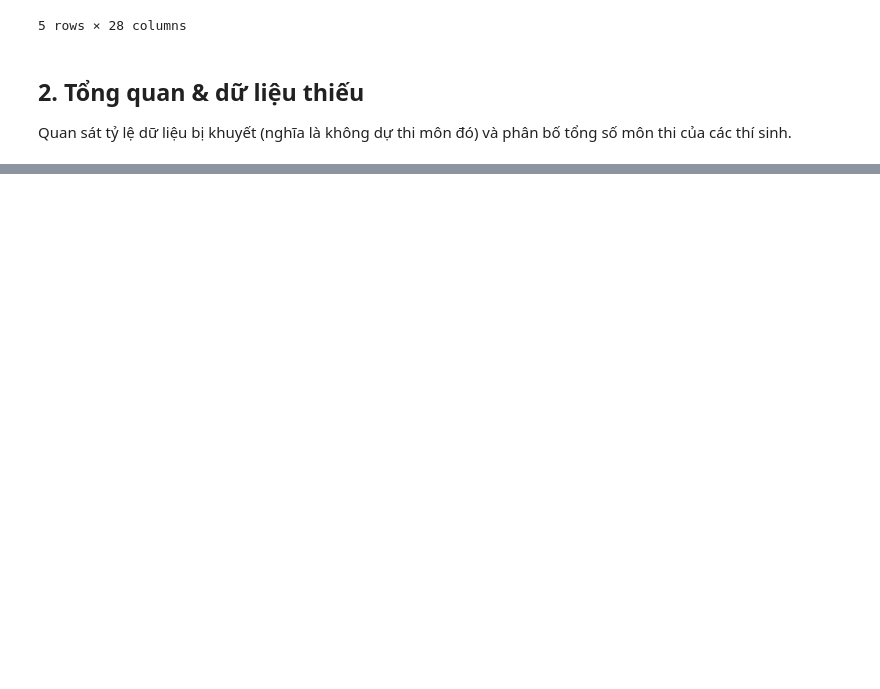
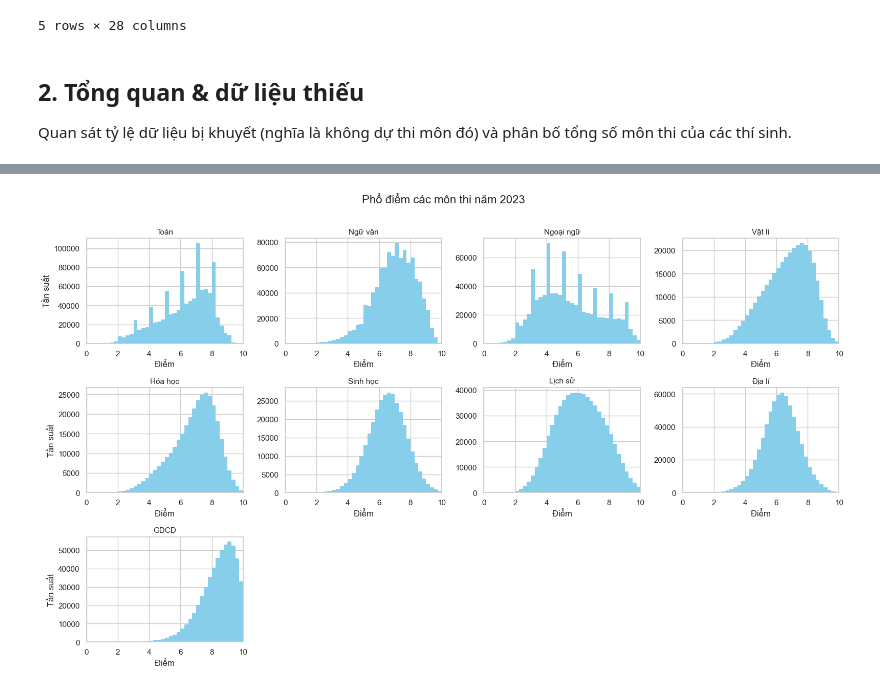
Before and after one commit to CrisNam77/vietnam_highschool_exam_AI_dashboard, a Jupyter notebook: notebook/eda.ipynb, the cells around one changed output, grey strips where cells are left out. Saved outputs shown, nothing was run; the diff lists cells and outputs as text; code cells hidden in the pictures; blank space fills up the shorter version.

```diff
--- a/notebook/eda.ipynb
+++ b/notebook/eda.ipynb
@@ -93,0 +102,5 @@ plt.show()
+# %%
+viz.plot_score_hist_grid(df, year=2023)
+plt.show()
+# %% [output]
+[figure, added]
```
Also changed, not shown: parts of 44 cells of this notebook, 1 other file.
